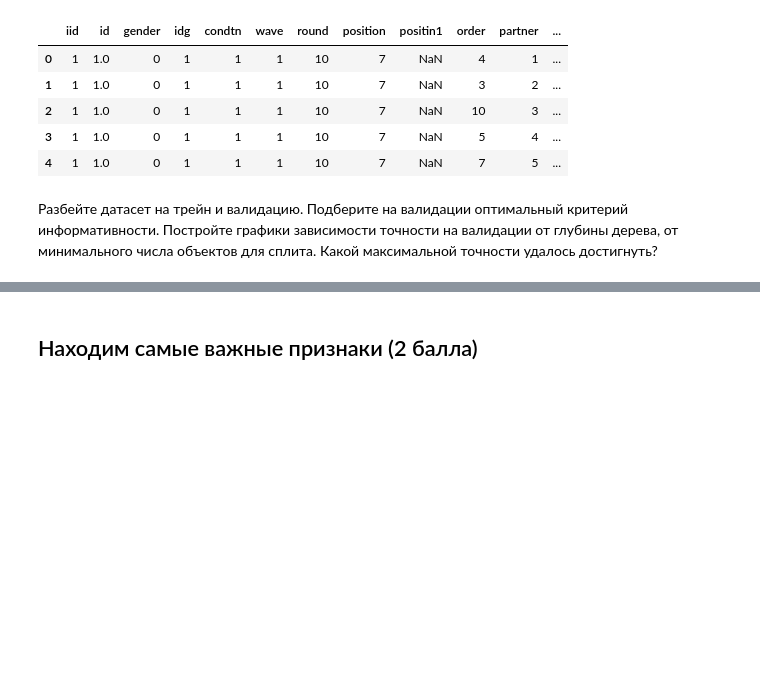
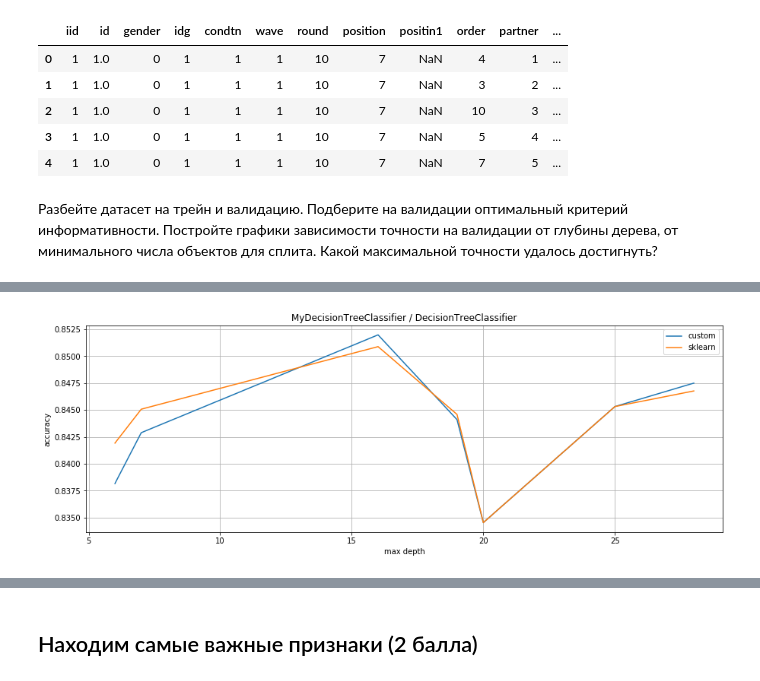
Before and after one commit to DaveMSU/msu_ml_spring_2020, a Jupyter notebook: 03/d.harazyan_hw3.ipynb, the cells around one changed output, grey strips where cells are left out. Saved outputs shown, nothing was run; the diff lists cells and outputs as text; code cells hidden in the pictures; blank space fills up the shorter version.

```diff
--- a/03/d.harazyan_hw3.ipynb
+++ b/03/d.harazyan_hw3.ipynb
@@ -375,0 +336,3 @@ df.head()
+# %%
+X = df.drop(['match'], axis=1).to_numpy()
+y = df.match.to_numpy()
@@ -375,0 +353,11 @@ df.head()
+# %%
+search_params = {'max_depth': range(2,30),\
+                 'min_sample_split': np.logspace(1,5,15,base=4),\
+                 'criterion': ['gini', 'entropy']}# , 'misclass']}
+# %%
+all_params = \
+    [[depth, int(sample), crit] for depth in search_params['max_depth']\
+                           for sample in search_params['min_sample_split']\
+                           for crit in search_params['criterion']]
+
+print("Общее кол-во сочетаний параметров для перебора:", len(all_params))
@@ -375,0 +389,3 @@ df.head()
+# %%
+indexes = np.arange(len(all_params))
+np.random.shuffle(indexes)
@@ -375,0 +431,50 @@ df.head()
+# %%
+# Визуализируем влияние max_depth на accuracy:
+
+fig = plt.figure(figsize=(15,5))
+ax = plt.subplot()
+ax.set_title('MyDecisionTreeClassifier / DecisionTreeClassifier')
+ax.set_xlabel('max depth')
+ax.set_ylabel('accuracy')
+ax.grid()
+
+
+# Модель построенная нами:
+
+indx_max = table_of_results.query('model_owner == "custom"').accuracy_score.idxmax()
+best_custom_model = table_of_results.iloc[[indx_max]]
+best_sample_split = best_custom_model.min_sample_split.to_list()[0]
+best_criterion = best_custom_model.criterion.to_list()[0]
+
+sub_table_by_depth = table_of_results.query('model_owner == "custom" \
+                                           & min_sample_split == @best_sample_split \
+                                           & criterion == @best_criterion')
+
+custom_graph = sub_table_by_depth.loc[:,['max_depth', 'accuracy_score']]\
+                  .sort_values(by=['max_depth'])\
+                  .set_index('max_depth')
+
+
+# Модель из библиотеки scikit-learn:
+
+indx_max = table_of_results.query('model_owner == "sklearn"').accuracy_score.idxmax()
+best_custom_model = table_of_results.iloc[[indx_max]]
+best_sample_split = best_custom_model.min_sample_split.to_list()[0]
+best_criterion = best_custom_model.criterion.to_list()[0]
+
+sub_table_by_depth = table_of_results.query('model_owner == "sklearn" \
+                                           & min_sample_split == @best_sample_split \
+                                           & criterion == @best_criterion')
+
+sklearn_graph = sub_table_by_depth.loc[:,['max_depth', 'accuracy_score']]\
+                  .sort_values(by=['max_depth'])\
+                  .set_index('max_depth')
+
+ax.plot(custom_graph, label='custom')
+ax.plot(sklearn_graph, label='sklearn')
+
+ax.legend()
+
+plt.show();
+# %% [output]
+[figure, added]
```
Also changed, not shown: parts of 36 cells of this notebook.
